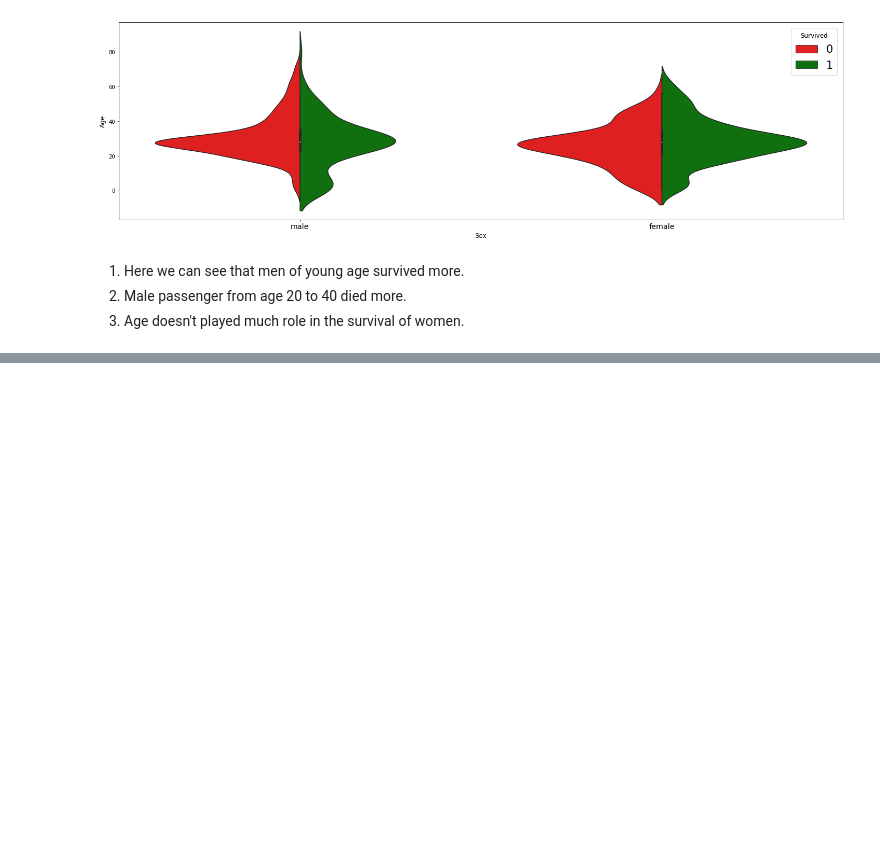
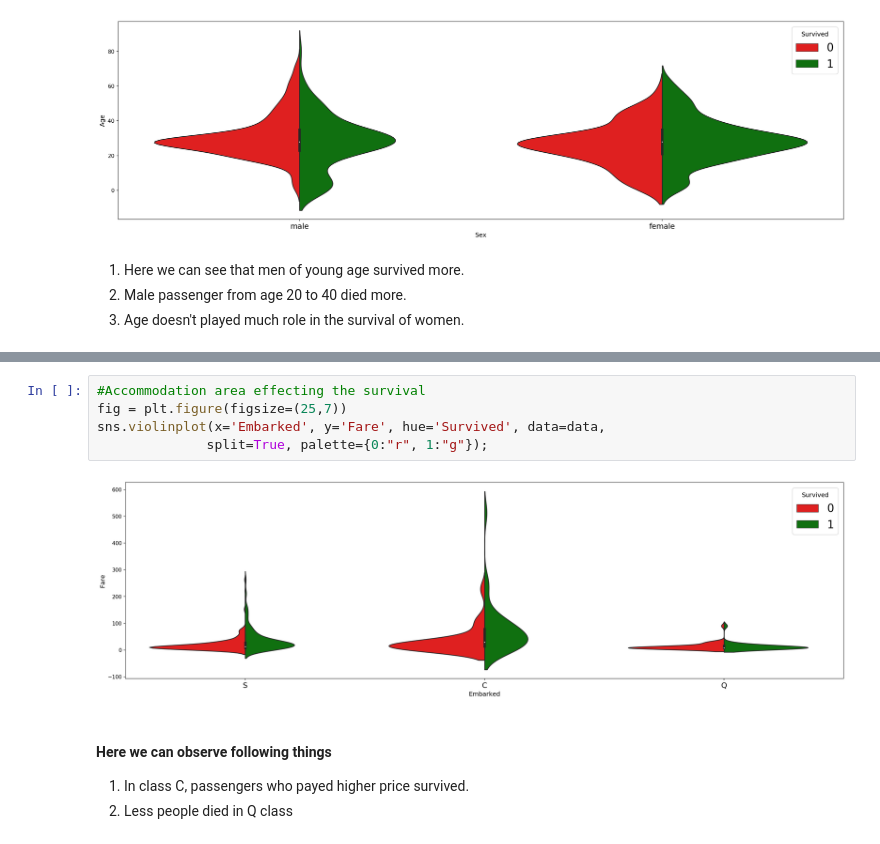
Before and after one commit to aaditya29/Kaggle-Titanic-Jupyter-Notebook, a Jupyter notebook: Titanic.ipynb, the cells around one changed output, grey strips where cells are left out. Drawn from its saved outputs; the diff is of its cells as text; blank space fills up the shorter version.

```diff
--- a/Titanic.ipynb
+++ b/Titanic.ipynb
@@ -126,0 +163,11 @@ sns.violinplot(x='Sex', y='Age',
+# %%
+#Accommodation area effecting the survival
+fig = plt.figure(figsize=(25,7))
+sns.violinplot(x='Embarked', y='Fare', hue='Survived', data=data,
+              split=True, palette={0:"r", 1:"g"});
+# %% [output]
+[figure, added]
+# %% [markdown]
+#### Here we can observe following things
+1. In class C, passengers who payed higher price survived.
+2. Less people died in Q class
```
Also changed, not shown: parts of 5 cells of this notebook.
